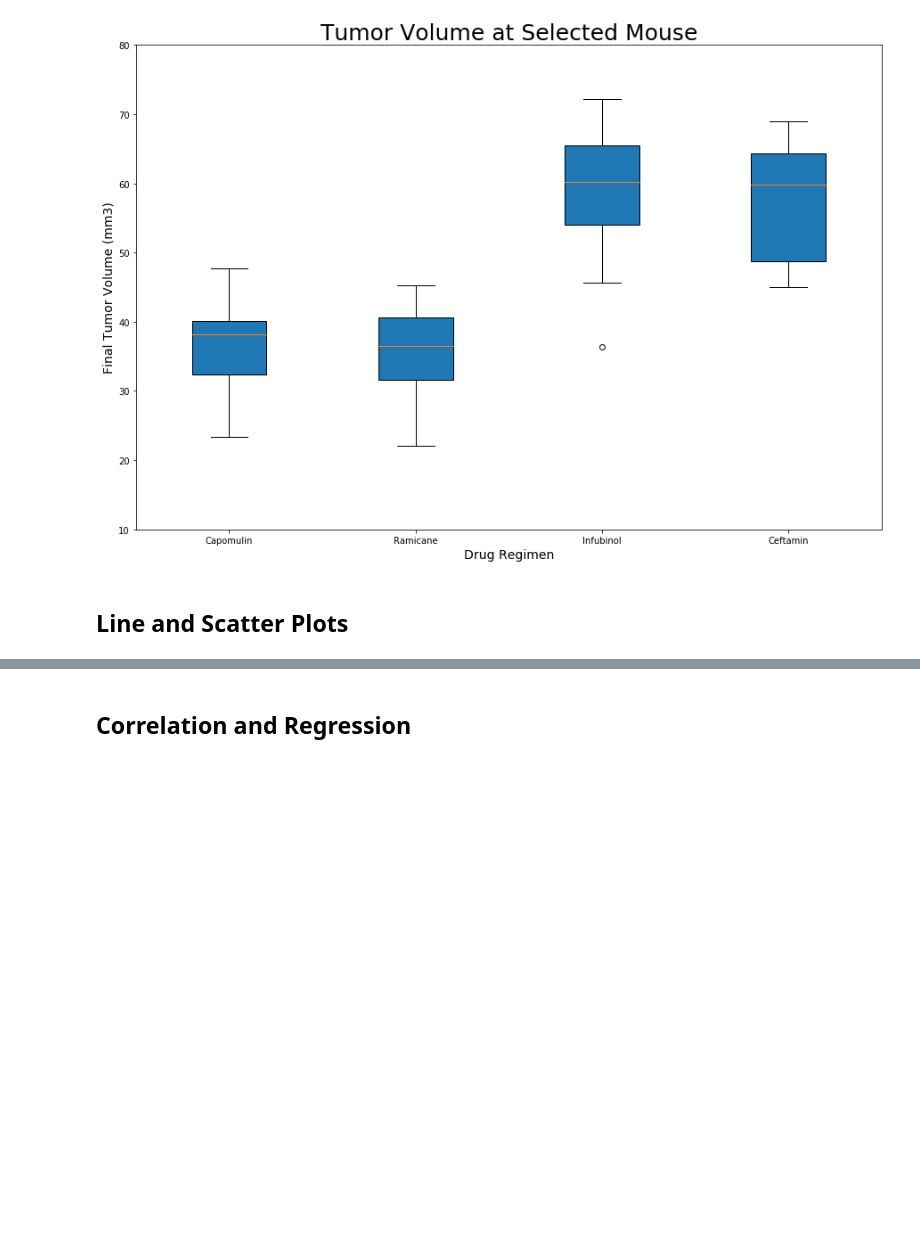
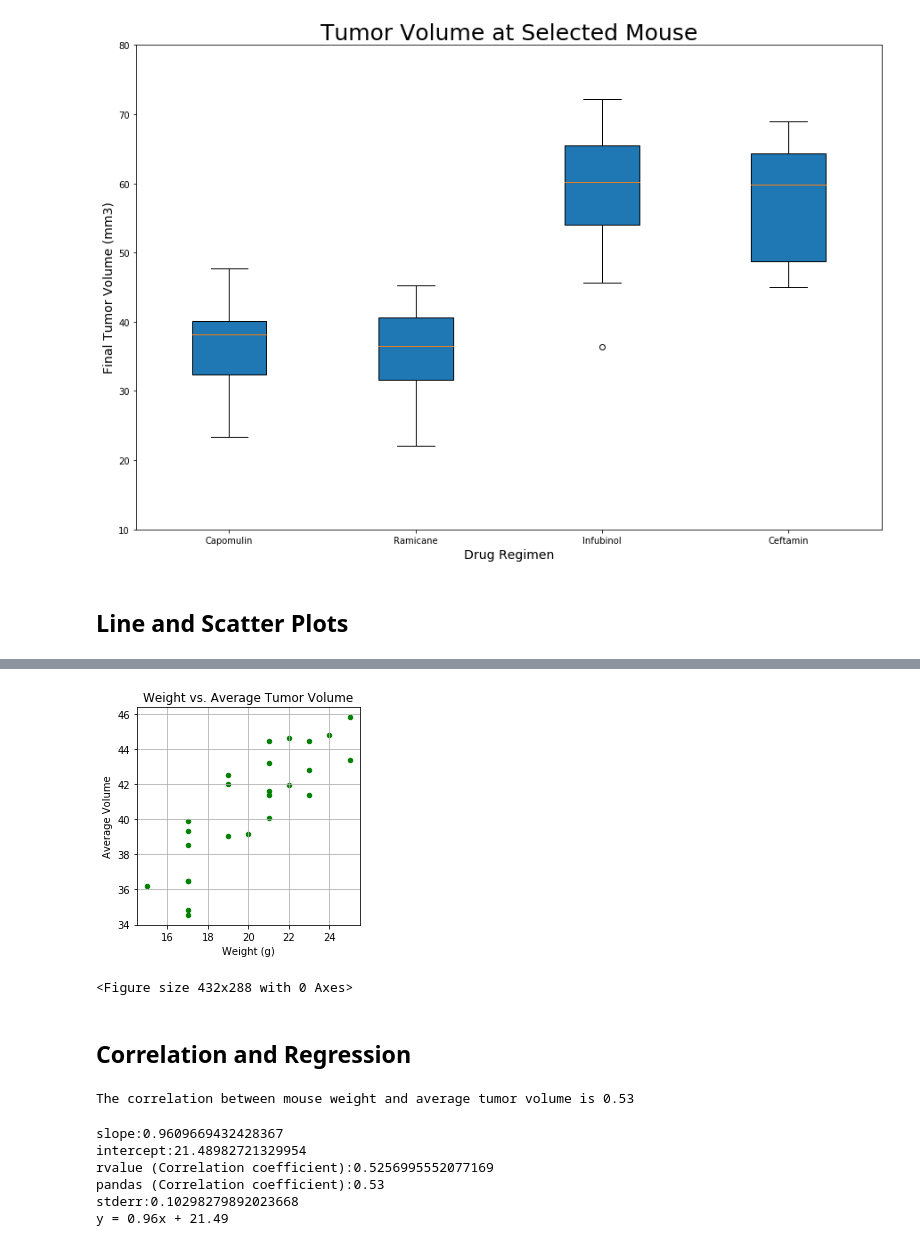
Before and after one commit to nithiyasuresh/Pymaceuticals_Inc_Analysis, a Jupyter notebook: pymaceuticals_nithiya.ipynb, the cells around one changed output, grey strips where cells are left out. Saved outputs shown, nothing was run; the diff lists cells and outputs as text; code cells hidden in the pictures; blank space fills up the shorter version.

```diff
--- a/pymaceuticals_nithiya.ipynb
+++ b/pymaceuticals_nithiya.ipynb
@@ -665,2 +689,4 @@ FileNotFoundError: [Errno 2] No such file or directory: '../Images/box_plot.png'
 # %%
 # Generate a scatter plot of average tumor volume vs. mouse weight for the Capomulin regimen
+weight_df = capmulin_df.loc[:, ["Mouse ID", "Weight (g)", "Tumor Volume (mm3)"]]
+weight_df.head()
@@ -666,0 +700,4 @@ FileNotFoundError: [Errno 2] No such file or directory: '../Images/box_plot.png'
+# %%
+avg_capmulin = pd.DataFrame(weight_df.groupby(["Mouse ID", "Weight (g)"])["Tumor Volume (mm3)"].mean()).reset_index()
+avg_capmulin = avg_capmulin.rename(columns={"Tumor Volume (mm3)": "Average Volume"})
+avg_capmulin.head()
@@ -667,5 +711,47 @@ FileNotFoundError: [Errno 2] No such file or directory: '../Images/box_plot.png'
+# %%
+#Creating the scatter plot of mouse wight compared to the average tumor volume for Capomulin
+
+avg_capmulin.plot(kind="scatter", x="Weight (g)",
+                  y="Average Volume", c='Green', grid=True, figsize=(4,4),
+                  facecolors="red", title="Weight vs. Average Tumor Volume")
+
+plt.show()
+
+plt.savefig("./Images/scatterplot.png", bbox_inches = "tight")
+plt.show()
+# %% [output]
+[figure, added]
+<Figure size 432x288 with 0 Axes>
 # %% [markdown]
 ## Correlation and Regression
 # %%
 # Calculate the correlation coefficient and linear regression model
 # for mouse weight and average tumor volume for the Capomulin regimen
+
+corr=round(st.pearsonr(weight_df['Weight (g)'],weight_df['Tumor Volume (mm3)'])[0],2)
+print(f"The correlation between mouse weight and average tumor volume is {corr}")
+# %% [output]
+The correlation between mouse weight and average tumor volume is 0.53
+# %%
+x_values = weight_df['Weight (g)']
+y_values = weight_df['Tumor Volume (mm3)']
+
+(slope, intercept, rvalue, pvalue, stderr) = linregress(x_values, y_values)
+regress_values = x_values * slope + intercept
+
+print(f"slope:{slope}")
+print(f"intercept:{intercept}")
+print(f"rvalue (Correlation coefficient):{rvalue}")
+print(f"pandas (Correlation coefficient):{corr}")
+print(f"stderr:{stderr}")
+
+line_eq = "y = " + str(round(slope,2)) + "x + " + str(round(intercept,2))
+
+print(line_eq)
+# %% [output]
+slope:0.9609669432428367
+intercept:21.48982721329954
+rvalue (Correlation coefficient):0.5256995552077169
+pandas (Correlation coefficient):0.53
+stderr:0.10298279892023668
+y = 0.96x + 21.49
```
Also changed, not shown: parts of 7 cells of this notebook, 7 other files.
